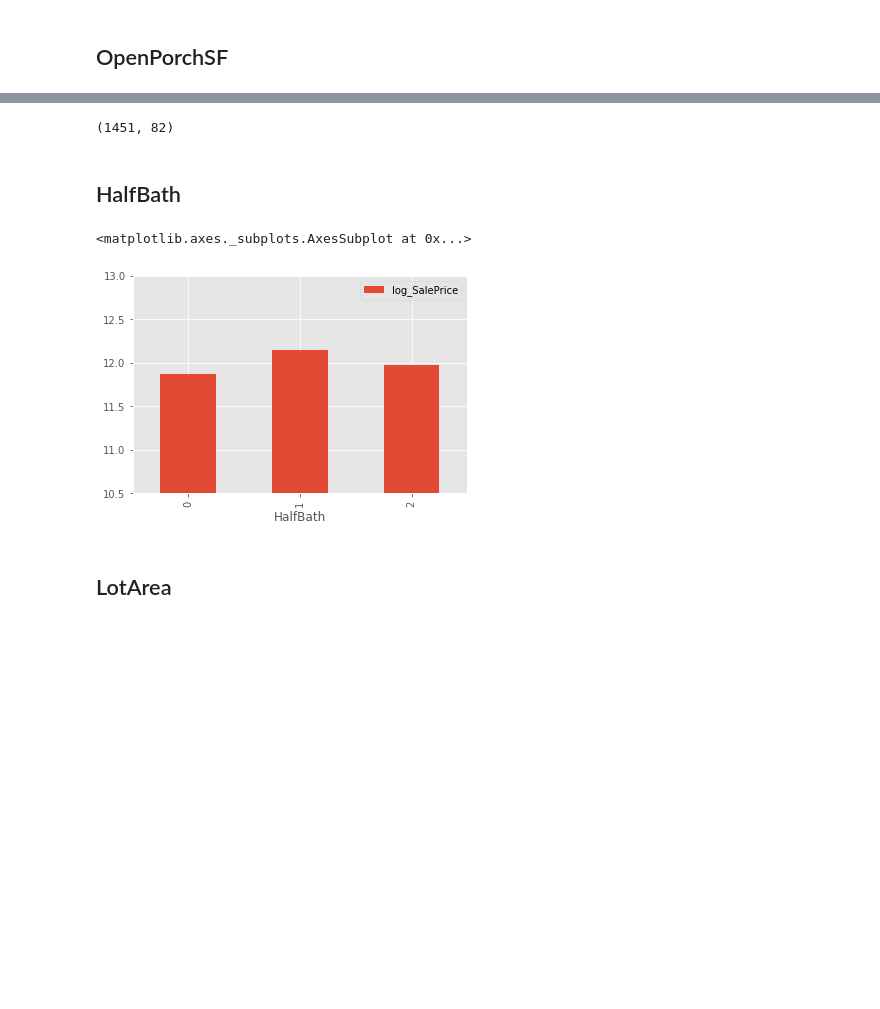
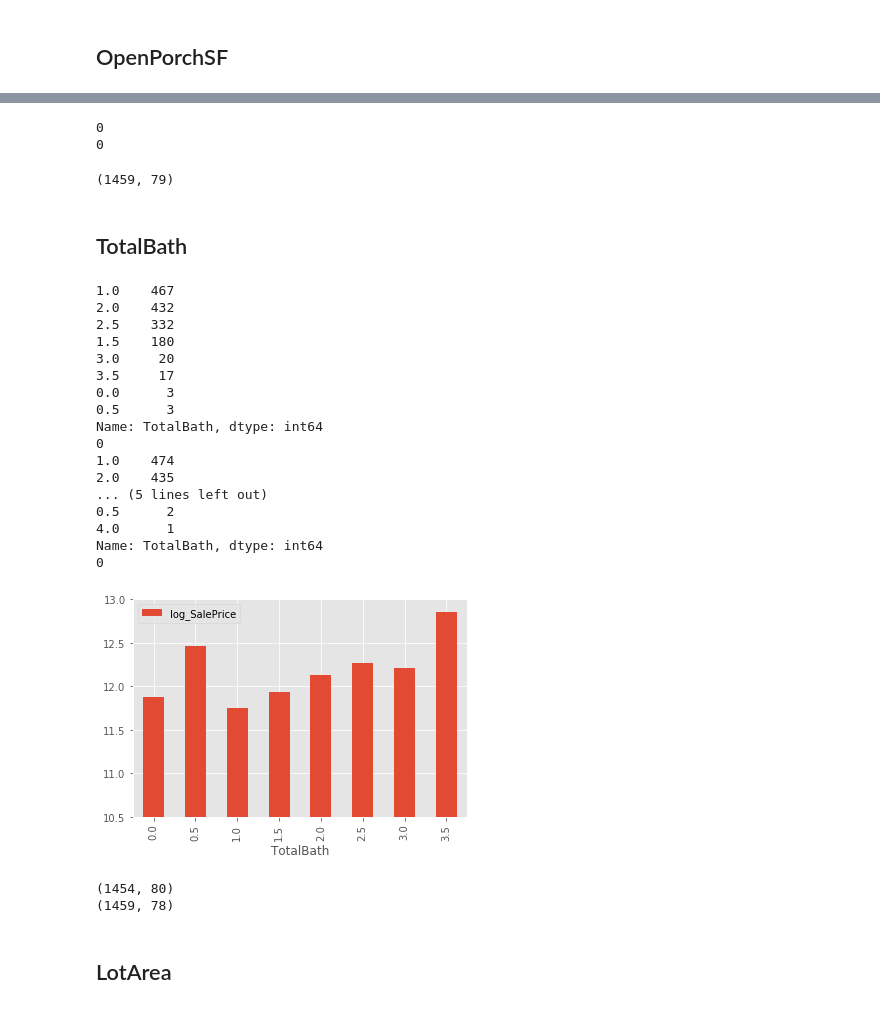
Before and after one commit to brandtg28/kaggle_housing_prices, a Jupyter notebook: data_analysis.ipynb, the cells around one changed output, grey strips where cells are left out. Drawn from its saved outputs; the diff is of its cells as text; code cells hidden in the pictures; blank space fills up the shorter version.

```diff
--- a/data_analysis.ipynb
+++ b/data_analysis.ipynb
@@ -360,3 +565,6 @@ train.plot(x=['WoodDeckSF'], y=['log_SalePrice'],
+# %%
+train['WoodDeckSF'] = np.sqrt(train['WoodDeckSF'])
+test['WoodDeckSF'] = np.sqrt(test['WoodDeckSF'])
 # %% [markdown]
 ## 2ndFlrSF
 # %%
@@ -376,16 +582,48 @@ train.plot(x=['OpenPorchSF'], y=['log_SalePrice'],
+# %%
+print(train.OpenPorchSF.isnull().sum())
+print(test.OpenPorchSF.isnull().sum())
+# %% [output]
+0
+0
+# %%
+train['OpenPorchSF'] = np.sqrt(train['OpenPorchSF'])
+test['OpenPorchSF'] = np.sqrt(test['OpenPorchSF'])
 # %%
 #Removing 3 outlier
-train = train[train['OpenPorchSF'] < 500]
+#train = train[train['OpenPorchSF'] < 500]
 # %%
-train.shape
+test.shape
 # %% [output]
-(1451, 82)
+(1459, 79)
 # %% [markdown]
-## HalfBath
+## TotalBath
+# %%
+train['TotalBath'] = (.5*train['HalfBath'])+train['FullBath']
+test['TotalBath'] = (.5*test['HalfBath'])+test['FullBath']
 # %%
-train.pivot_table(index='HalfBath',
+train.pivot_table(index='TotalBath',
                          values = 'log_SalePrice',
                          aggfunc = np.median).plot(kind='bar',ylim=(10.5,13))
+print(train.TotalBath.value_counts())
+print(train.TotalBath.isnull().sum())
+print(test.TotalBath.value_counts())
+print(test.TotalBath.isnull().sum())
 # %% [output]
-<matplotlib.axes._subplots.AxesSubplot at 0x...>
+1.0    467
+2.0    432
+2.5    332
+1.5    180
+3.0     20
+3.5     17
+0.0      3
+0.5      3
+Name: TotalBath, dtype: int64
+0
+1.0    474
+2.0    435
+... (5 lines left out)
+0.5      2
+4.0      1
+Name: TotalBath, dtype: int64
+0
-[figure, old version]
+[figure, new version]
@@ -392,3 +633,9 @@ train.pivot_table(index='HalfBath',
+# %%
+print(train.shape)
+print(test.shape)
+# %% [output]
+(1454, 80)
+(1459, 78)
 # %% [markdown]
 ## LotArea
 # %%
```
Also changed, not shown: parts of 73 cells of this notebook, 3 other files.
